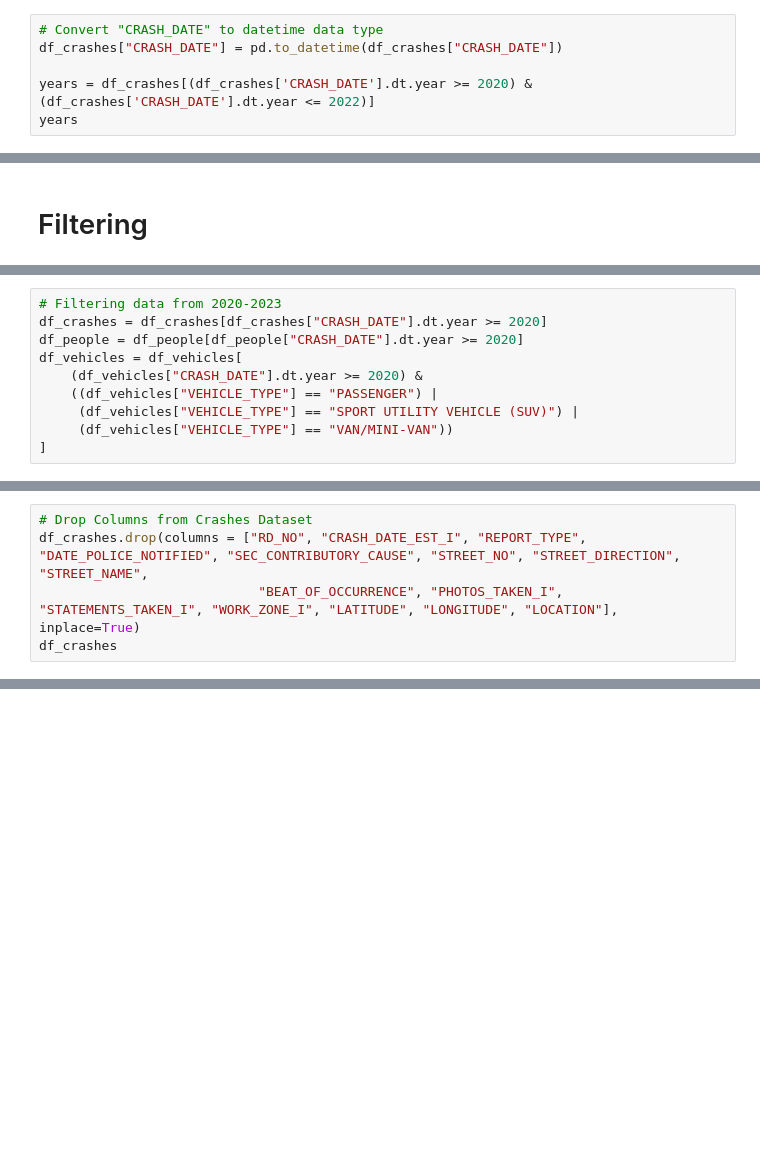
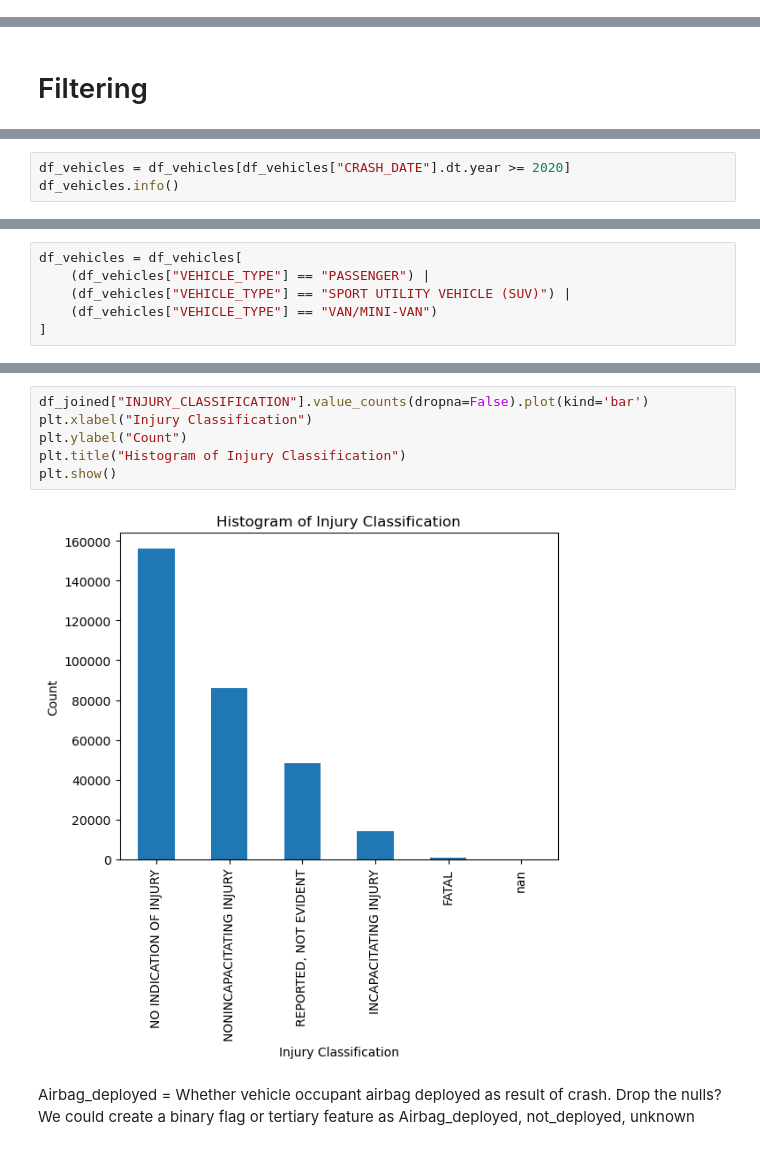
Before and after one commit to Ashendy/CarCrash_Chicago, a Jupyter notebook: HT_working.ipynb, the cells around one changed output, grey strips where cells are left out. Saved outputs shown, nothing was run; the diff lists cells and outputs as text; blank space fills up the shorter version.

Commit message:
filter columns, cleaning data

```diff
--- a/HT_working.ipynb
+++ b/HT_working.ipynb
@@ -154,7 +143 @@ CRASH_DATE
 Name: count, Length: 510053, dtype: int64
-# %%
-# Convert "CRASH_DATE" to datetime data type
-df_crashes["CRASH_DATE"] = pd.to_datetime(df_crashes["CRASH_DATE"])
-
-years = df_crashes[(df_crashes['CRASH_DATE'].dt.year >= 2020) & (df_crashes['CRASH_DATE'].dt.year <= 2022)]
-years
@@ -440,0 +491,3 @@ Name: count, dtype: int64
+# %%
+df_vehicles = df_vehicles[df_vehicles["CRASH_DATE"].dt.year >= 2020]
+df_vehicles.info()
@@ -441,12 +512,8 @@ Name: count, dtype: int64
 # %%
-# Filtering data from 2020-2023
-df_crashes = df_crashes[df_crashes["CRASH_DATE"].dt.year >= 2020]
-df_people = df_people[df_people["CRASH_DATE"].dt.year >= 2020]
 df_vehicles = df_vehicles[
-    (df_vehicles["CRASH_DATE"].dt.year >= 2020) &
-    ((df_vehicles["VEHICLE_TYPE"] == "PASSENGER") |
-     (df_vehicles["VEHICLE_TYPE"] == "SPORT UTILITY VEHICLE (SUV)") |
-     (df_vehicles["VEHICLE_TYPE"] == "VAN/MINI-VAN"))
+    (df_vehicles["VEHICLE_TYPE"] == "PASSENGER") |
+    (df_vehicles["VEHICLE_TYPE"] == "SPORT UTILITY VEHICLE (SUV)") |
+    (df_vehicles["VEHICLE_TYPE"] == "VAN/MINI-VAN")
 ]
 # %%
 # sanity check
@@ -510,5 +560,0 @@ Index(['CRASH_RECORD_ID', 'CRASH_DATE', 'POSTED_SPEED_LIMIT',
-# %%
-# Drop Columns from Crashes Dataset
-df_crashes.drop(columns = ["RD_NO", "CRASH_DATE_EST_I", "REPORT_TYPE", "DATE_POLICE_NOTIFIED", "SEC_CONTRIBUTORY_CAUSE", "STREET_NO", "STREET_DIRECTION", "STREET_NAME",
-                            "BEAT_OF_OCCURRENCE", "PHOTOS_TAKEN_I", "STATEMENTS_TAKEN_I", "WORK_ZONE_I", "LATITUDE", "LONGITUDE", "LOCATION"], inplace=True)
-df_crashes
@@ -599,0 +722,11 @@ dtype: int64
+# %%
+df_joined["INJURY_CLASSIFICATION"].value_counts(dropna=False).plot(kind='bar')
+plt.xlabel("Injury Classification")
+plt.ylabel("Count")
+plt.title("Histogram of Injury Classification")
+plt.show()
+# %% [output]
+[figure, added]
+# %% [markdown]
+Airbag_deployed = Whether vehicle occupant airbag deployed as result of crash. Drop the nulls?
+We could create a binary flag or tertiary feature as Airbag_deployed, not_deployed, unknown
```
Also changed, not shown: parts of 45 cells of this notebook, 1 other file.
